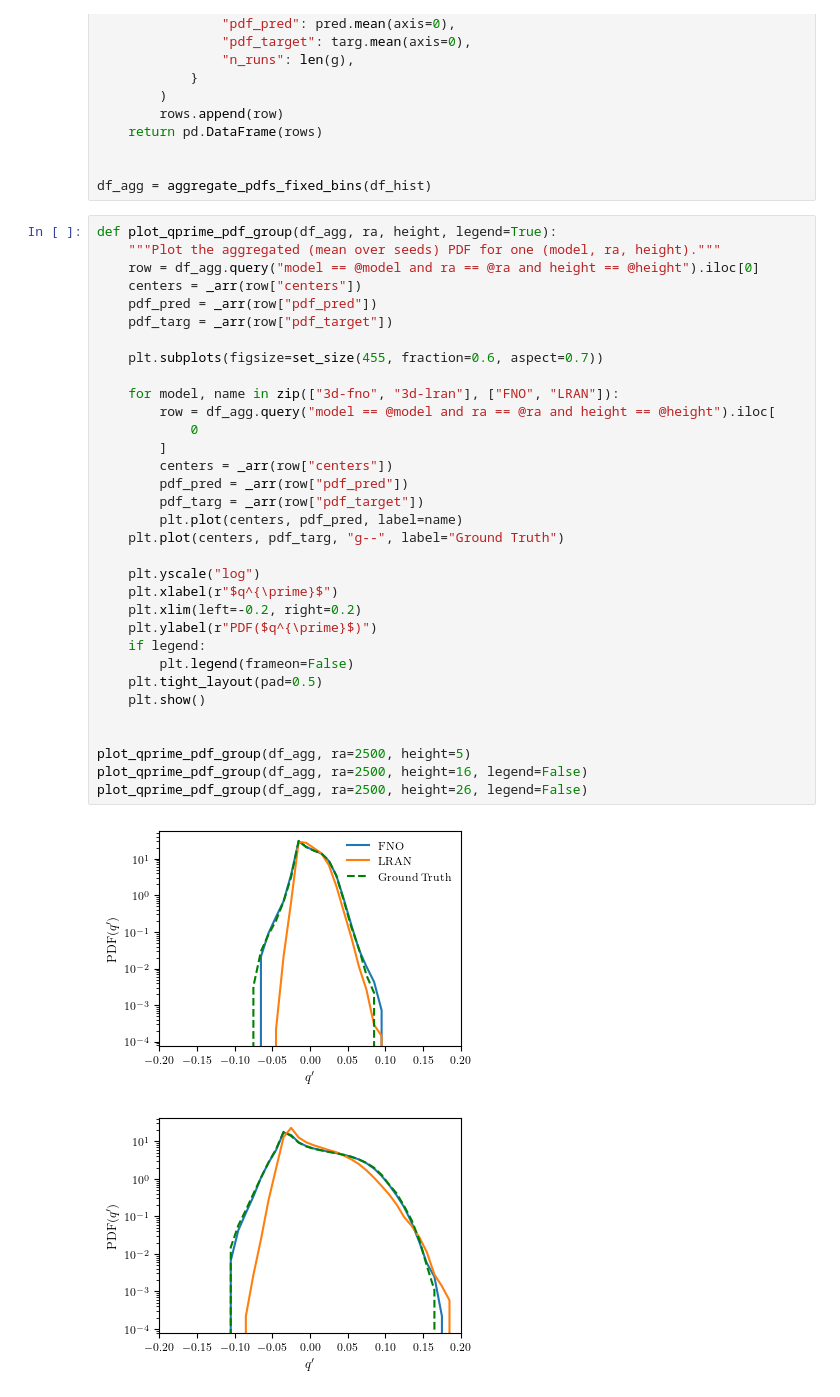
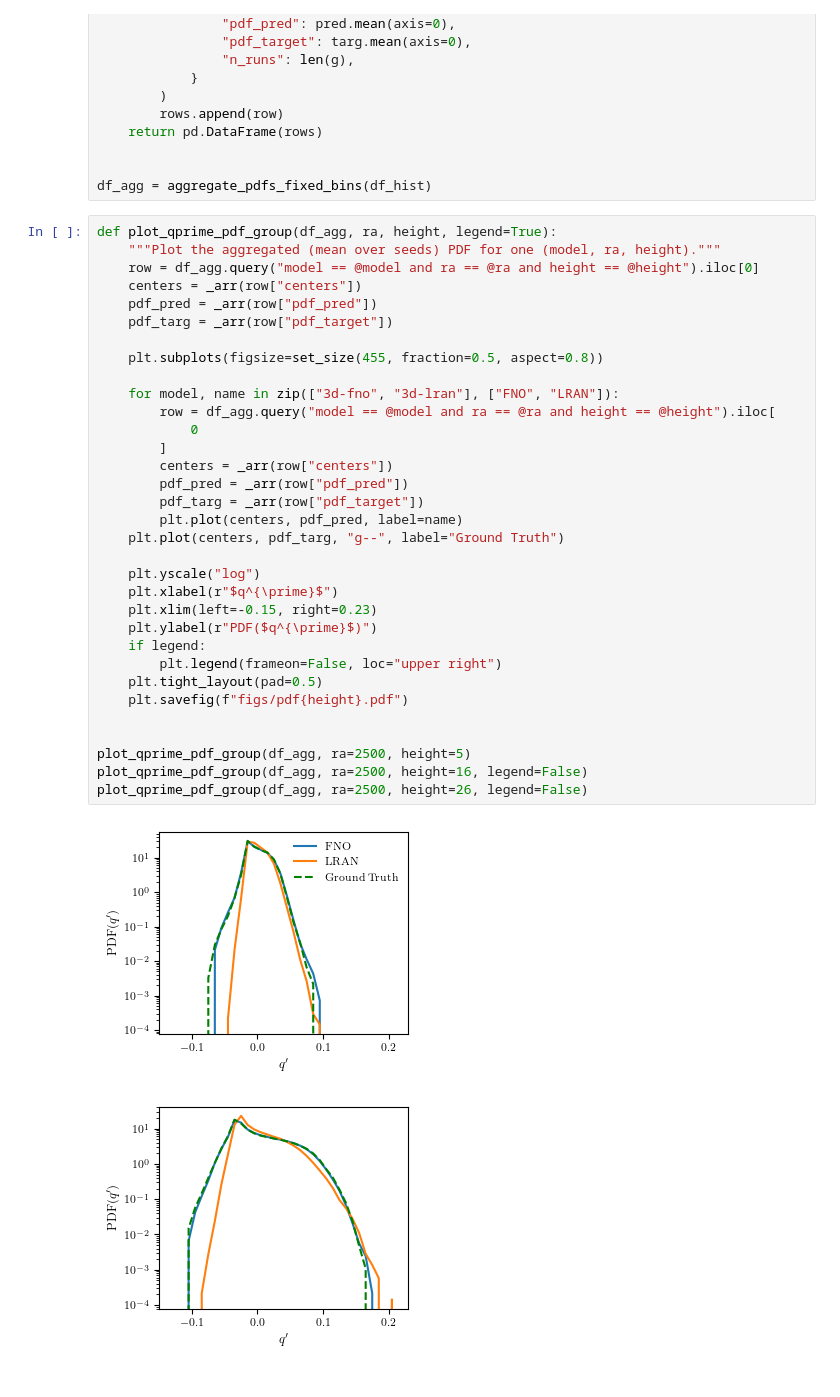
Before and after one commit to tmarkmann/RBC-PINN-Surrogate, a Jupyter notebook: notebooks/tm-7-3D-results.ipynb, the cells around one changed output. Cells and saved outputs as stored; diff of their text form.

```diff
--- a/notebooks/tm-7-3D-results.ipynb
+++ b/notebooks/tm-7-3D-results.ipynb
@@ -317,36 +316,36 @@ df_agg = aggregate_pdfs_fixed_bins(df_hist)
 # %%
 def plot_qprime_pdf_group(df_agg, ra, height, legend=True):
     """Plot the aggregated (mean over seeds) PDF for one (model, ra, height)."""
     row = df_agg.query("model == @model and ra == @ra and height == @height").iloc[0]
     centers = _arr(row["centers"])
     pdf_pred = _arr(row["pdf_pred"])
     pdf_targ = _arr(row["pdf_target"])
 
-    plt.subplots(figsize=set_size(455, fraction=0.6, aspect=0.7))
+    plt.subplots(figsize=set_size(455, fraction=0.5, aspect=0.8))
 
     for model, name in zip(["3d-fno", "3d-lran"], ["FNO", "LRAN"]):
         row = df_agg.query("model == @model and ra == @ra and height == @height").iloc[
             0
         ]
         centers = _arr(row["centers"])
         pdf_pred = _arr(row["pdf_pred"])
         pdf_targ = _arr(row["pdf_target"])
         plt.plot(centers, pdf_pred, label=name)
     plt.plot(centers, pdf_targ, "g--", label="Ground Truth")
 
     plt.yscale("log")
     plt.xlabel(r"$q^{\prime}$")
-    plt.xlim(left=-0.2, right=0.2)
+    plt.xlim(left=-0.15, right=0.23)
     plt.ylabel(r"PDF($q^{\prime}$)")
     if legend:
-        plt.legend(frameon=False)
+        plt.legend(frameon=False, loc="upper right")
     plt.tight_layout(pad=0.5)
-    plt.show()
+    plt.savefig(f"figs/pdf{height}.pdf")
 
 
 plot_qprime_pdf_group(df_agg, ra=2500, height=5)
 plot_qprime_pdf_group(df_agg, ra=2500, height=16, legend=False)
 plot_qprime_pdf_group(df_agg, ra=2500, height=26, legend=False)
 # %% [output]
-[figure, old version]
+[figure, new version]
-[figure, old version]
+[figure, new version]
```
Also changed, not shown: parts of 5 cells of this notebook, 4 other files.
